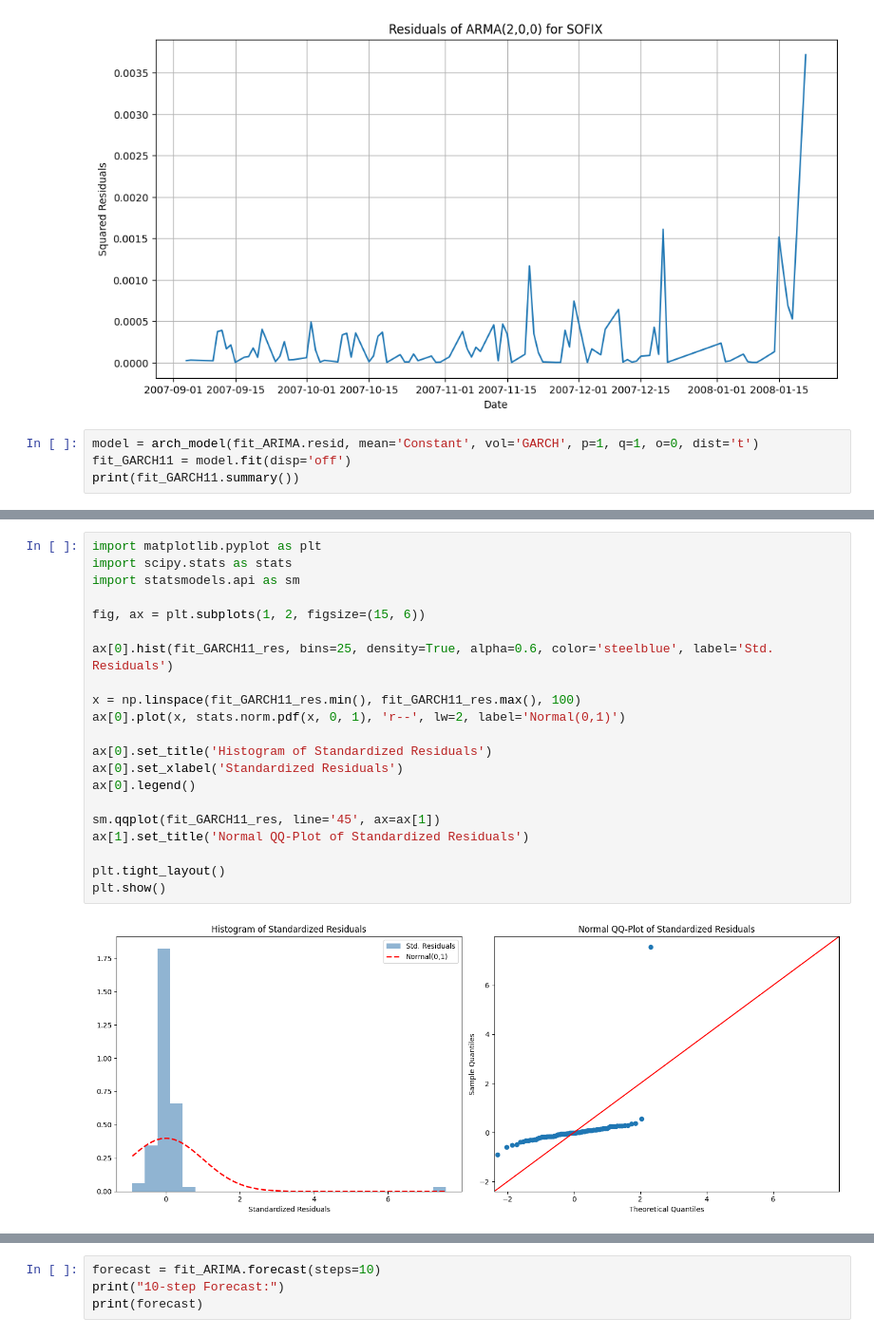
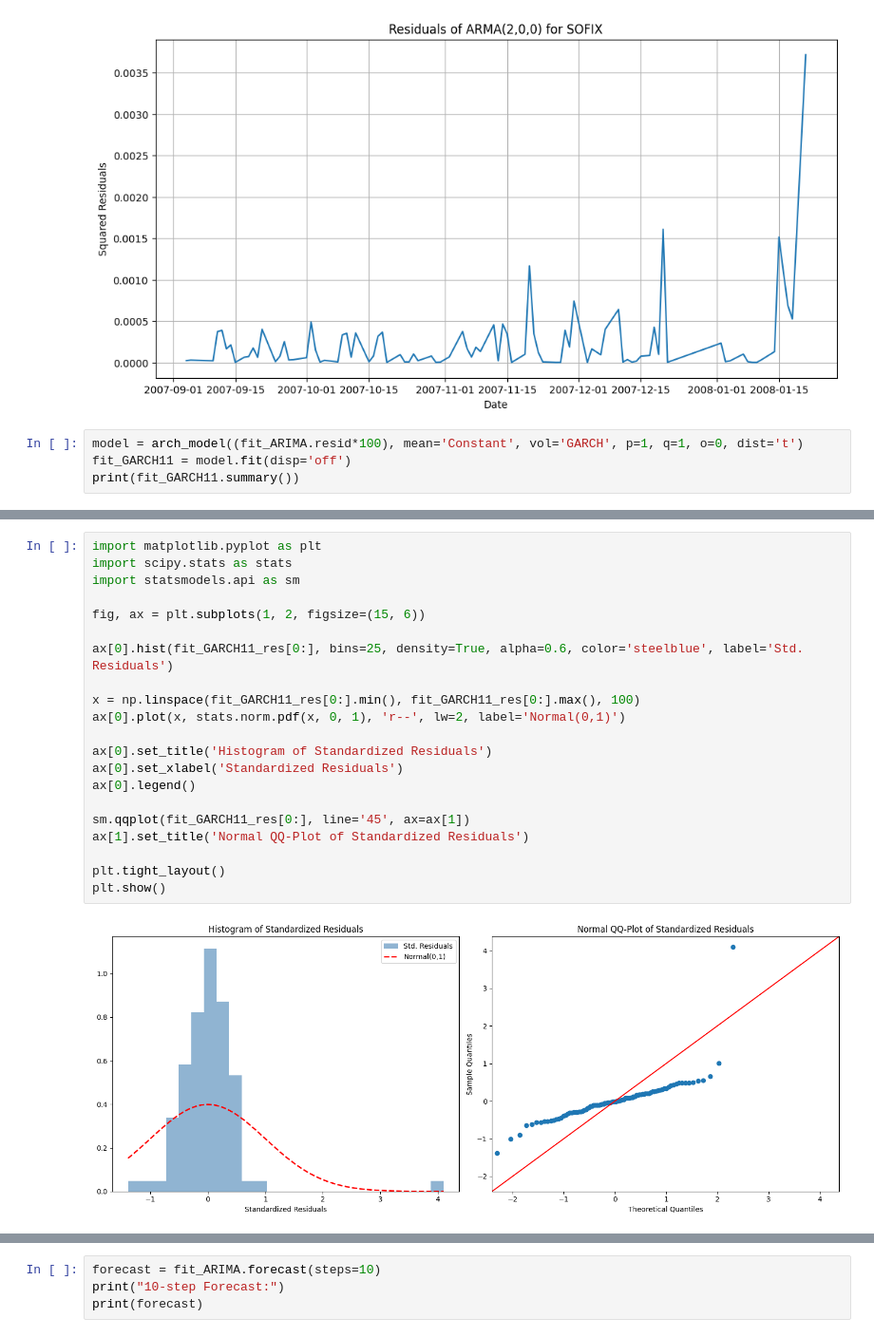
Before and after one commit to febse/ts2025-presentations-2-dani-ladi, a Jupyter notebook: assignment.ipynb, the cells around one changed output, grey strips where cells are left out. Shown at 95% size. Drawn from its saved outputs; the diff is of its cells as text.

```diff
--- a/assignment.ipynb
+++ b/assignment.ipynb
@@ -384,7 +384,7 @@ plt.show()
 # %% [output]
 [figure]
 # %%
-model = arch_model(fit_ARIMA.resid, mean='Constant', vol='GARCH', p=1, q=1, o=0, dist='t')
+model = arch_model((fit_ARIMA.resid*100), mean='Constant', vol='GARCH', p=1, q=1, o=0, dist='t')
 fit_GARCH11 = model.fit(disp='off')
 print(fit_GARCH11.summary())
 # %% [output]
@@ -502,26 +498,26 @@ plt.show()
 # %%
 import matplotlib.pyplot as plt
 import scipy.stats as stats
 import statsmodels.api as sm
 
 fig, ax = plt.subplots(1, 2, figsize=(15, 6))
 
-ax[0].hist(fit_GARCH11_res, bins=25, density=True, alpha=0.6, color='steelblue', label='Std. Residuals')
+ax[0].hist(fit_GARCH11_res[0:], bins=25, density=True, alpha=0.6, color='steelblue', label='Std. Residuals')
 
-x = np.linspace(fit_GARCH11_res.min(), fit_GARCH11_res.max(), 100)
+x = np.linspace(fit_GARCH11_res[0:].min(), fit_GARCH11_res[0:].max(), 100)
 ax[0].plot(x, stats.norm.pdf(x, 0, 1), 'r--', lw=2, label='Normal(0,1)')
 
 ax[0].set_title('Histogram of Standardized Residuals')
 ax[0].set_xlabel('Standardized Residuals')
 ax[0].legend()
 
-sm.qqplot(fit_GARCH11_res, line='45', ax=ax[1])
+sm.qqplot(fit_GARCH11_res[0:], line='45', ax=ax[1])
 ax[1].set_title('Normal QQ-Plot of Standardized Residuals')
 
 plt.tight_layout()
 plt.show()
 # %% [output]
-[figure, old version]
+[figure, new version]
 # %%
 import matplotlib.pyplot as plt
 import scipy.stats as stats
```
Also changed, not shown: parts of 11 cells of this notebook.
